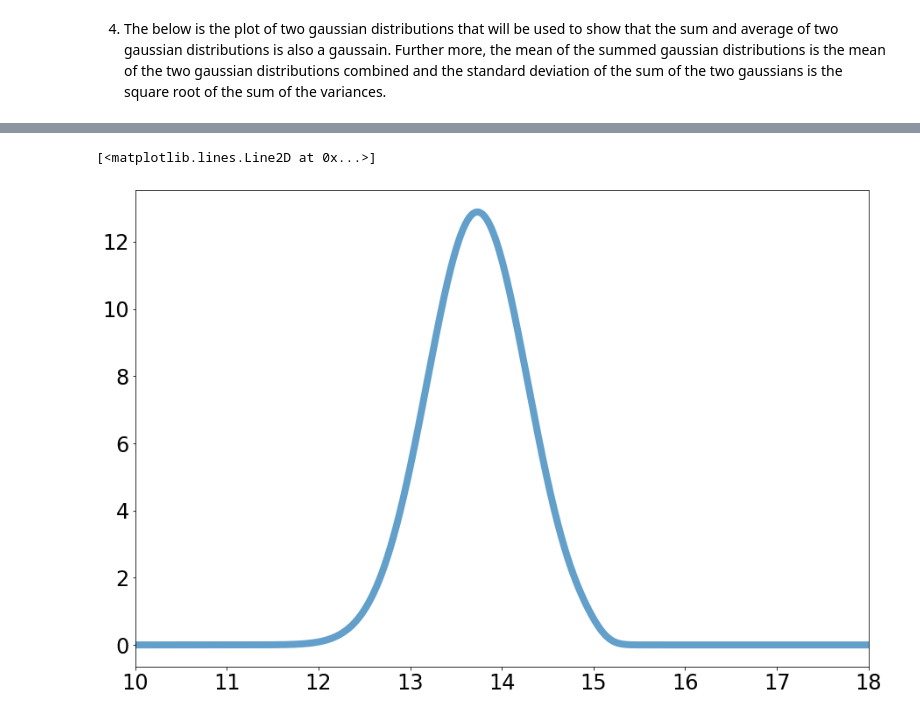
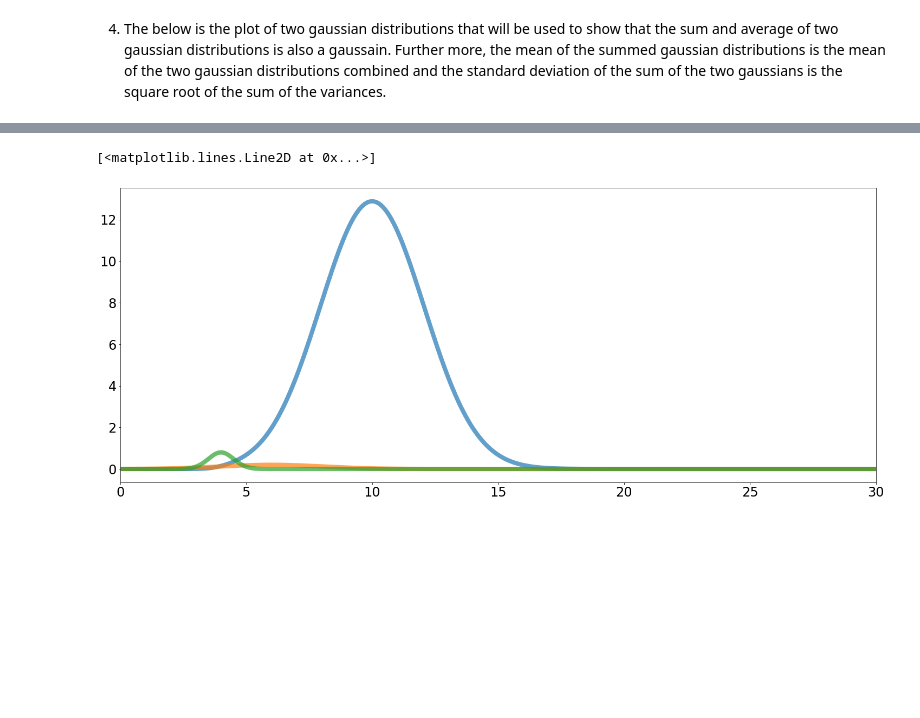
Before and after one commit to cmerrill11/Phys-434, a Jupyter notebook: Hw2.ipynb, the cells around one changed output, grey strips where cells are left out. Saved outputs shown, nothing was run; the diff lists cells and outputs as text; code cells hidden in the pictures; blank space fills up the shorter version.

```diff
--- a/Hw2.ipynb
+++ b/Hw2.ipynb
@@ -84,0 +67,12 @@ plt.plot(x, conv, linewidth = 8, alpha = 0.7)
+# %%
+plt.rcParams["figure.figsize"] = (25,10)
+
+dice_dist = stats.rv_discrete(values = (sums10, conv10))
+
+plt.tick_params(labelsize = 24)
+plt.plot(sums10, conv10, label='10 Convolved dice sums')
+x = np.linspace(1,6,1000)
+plt.plot(x, stats.norm.pdf(x,loc=dice_dist.mean(), scale=dice_dist.std()) / 10,
+        label = 'Gaussian Distribution')
+
+plt.legend()
@@ -84,0 +82,12 @@ plt.plot(x, conv, linewidth = 8, alpha = 0.7)
+# %%
+plt.rcParams["figure.figsize"] = (25,10)
+
+dice_dist = stats.rv_discrete(values = (sums10, conv10))
+
+plt.tick_params(labelsize = 24)
+plt.plot(sums10, conv10, label='10 Convolved dice sums')
+x = np.linspace(1,6,1000)
+plt.plot(x, stats.norm.pdf(x,loc=dice_dist.mean(), scale=dice_dist.std()) / 10,
+        label = 'Gaussian Distribution')
+plt.yscale('log')
+plt.legend()
@@ -101,14 +112,15 @@ plt.show()
 # %%
-conv = np.convolve(stats.norm.pdf(x,loc = 10, scale = 2),
+conv = np.convolve(stats.norm.pdf(x,loc = 6, scale = 2),
                    stats.norm.pdf(x,loc = 4, scale = 0.5))
-
-xconv = np.linspace(10,18,len(conv))
 
 fig, ax = plt.subplots(1, 1)
 plt.tick_params(labelsize = 24)
-plt.xlim([10,18])
+plt.xlim([0,30])
+xconv = np.linspace(0,30,len(conv))
 
-ax.plot(xconv,conv,linewidth = 8,alpha = 0.7)
+ax.plot(xconv, conv, linewidth = 8, alpha = 0.7)
+ax.plot(xconv, stats.norm.pdf(xconv, loc = 6, scale = 2), linewidth = 8, alpha = 0.7)
+ax.plot(xconv, stats.norm.pdf(xconv, loc = 4, scale = 0.5), linewidth = 8, alpha = 0.7)
 # %% [output]
 [<matplotlib.lines.Line2D at 0x...>]
-[figure, old version]
+[figure, new version]
```
Also changed, not shown: parts of 12 cells of this notebook.
